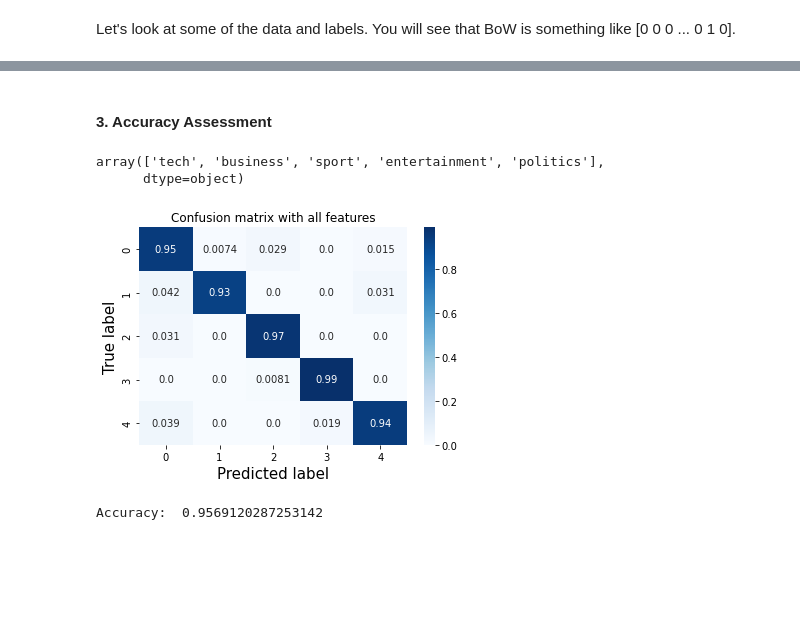
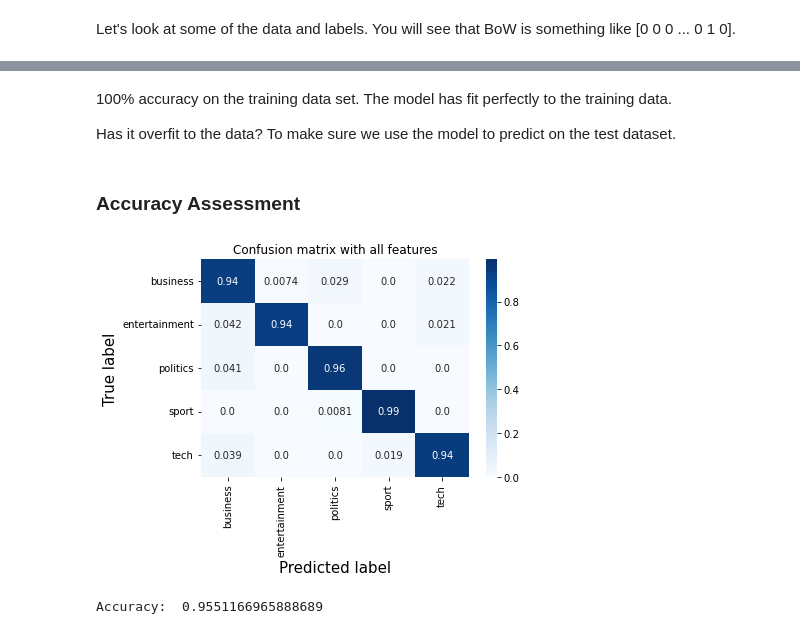
Before and after one commit to datalass1/30-days-of-NLP, a Jupyter notebook: notebooks/20210930-bbc_text_machine_learning.ipynb, the cells around one changed output, grey strips where cells are left out. Drawn from its saved outputs; the diff is of its cells as text; code cells hidden in the pictures; blank space fills up the shorter version.

Commit message:
finished my first text classification model! hurrah

```diff
--- a/notebooks/20210930-bbc_text_machine_learning.ipynb
+++ b/notebooks/20210930-bbc_text_machine_learning.ipynb
@@ -19,5 +25,5 @@ Read Data
 # %%
 home_path = os.path.expanduser("~")
-# load the pre-processed data; stopwords removed, lowercase, lemmatisation
-fp = f'{home_path}/git/30-days-of-NLP/notebooks/Data/bbc-text-preprocessed.csv'
+fp = f'{home_path}/git/30-days-of-NLP/notebooks/Data/bbc-text.csv'
 df = pd.read_csv(fp)
+df.head(2)
@@ -48,0 +62,18 @@ Wall time: 1min 57s
+# %%
+%%time
+mystopwords = set(stopwords.words('english'))
+nlp = spacy.load('en_core_web_sm')
+def clean(doc):
+    doc = "".join([char for char in doc if char not in string.punctuation and not char.isdigit()]) # remove punctuation and numbers
+    doc = [token.lower() for token in doc.split() if token not in mystopwords]
+    doc = [w.lemma_ for word in doc for w in nlp(word)]
+    return doc
+
+df_preprop_fp = f'{home_path}/git/30-days-of-NLP/notebooks/Data/bbc-text-preprocessed.csv'
+if not os.path.exists(df_preprop_fp):
+    df['prepro'] = df['text'].apply(clean)
+    df.to_csv(df_preprop_fp, index=False)
+
+else: # load preprocessed(lemmatisated) dataframe
+    df = pd.read_csv(df_preprop_fp)
+    df['prepro'] = df['prepro'].apply(ast.literal_eval) # convert str to list
@@ -52,6 +92,6 @@ Wall time: 1min 57s
 # %%
 count_vect = CountVectorizer(binary=True)
-bow_rep = count_vect.fit_transform(df['text'].astype(str))
+bow_rep = count_vect.fit_transform(df['prepro'].astype(str))
 # create dataframe
 df_bow = pd.DataFrame(bow_rep.toarray(), columns=count_vect.get_feature_names_out())
 print(f'There are {len(df_bow.columns)} tokens in the bag of words')
@@ -74,6 +116,7 @@ Split the data into training and testing with sklearn
 # %%
 data, labels = df_bow, df['category']
-X_train, X_test, y_train, y_test = train_test_split(data, labels, test_size=0.25, random_state=42)
+X_train, X_test, y_train, y_test = train_test_split(data, labels,
+                                                    test_size=0.25, random_state=42)
 print(f'Training Data: {X_train.shape[0]}')
 print(f'Testing Data: {X_test.shape[0]}')
 # %% [output]
@@ -108,22 +155,23 @@ Wall time: 8.8 s
+# %% [markdown]
+100% accuracy on the training data set. The model has fit perfectly to the training data.
+
+Has it overfit to the data? To make sure we use the model to predict on the test dataset.
 # %% [markdown]
-#### 3. Accuracy Assessment
+### Accuracy Assessment
-# %%
-categories = df['category'].unique(); categories
-# %% [output]
-array(['tech', 'business', 'sport', 'entertainment', 'politics'],
-      dtype=object)
 # %%
-def plot_confusion_matrix(cm, title):
+def plot_confusion_matrix(cm, classes, title):
     cm = cm.astype('float') / cm.sum(axis=1)[:, np.newaxis] # normalise
-    sn.heatmap(cm, annot=True, fmt='.2', cmap='Blues')
+    sn.heatmap(cm, annot=True, fmt='.2', cmap='Blues', xticklabels=classes, yticklabels=classes)
     plt.ylabel('True label',fontsize=15)
     plt.xlabel('Predicted label',fontsize=15)
     plt.title(title)
     plt.show()
 
+y_pred = log_reg.predict(X_test) # make class predictions for X_test
+classes = log_reg.classes_
 cm = confusion_matrix(y_true=y_test, y_pred=y_pred)
-plot_confusion_matrix(cm, 'Confusion matrix with all features')
+plot_confusion_matrix(cm, classes, 'Confusion matrix with all features')
 print("Accuracy: ", accuracy_score(y_true=y_test, y_pred=y_pred))
 # %% [output]
-[figure, old version]
+[figure, new version]
-Accuracy:  0.9569120287253142
+Accuracy:  0.9551166965888689
```
Also changed, not shown: parts of 26 cells of this notebook.
